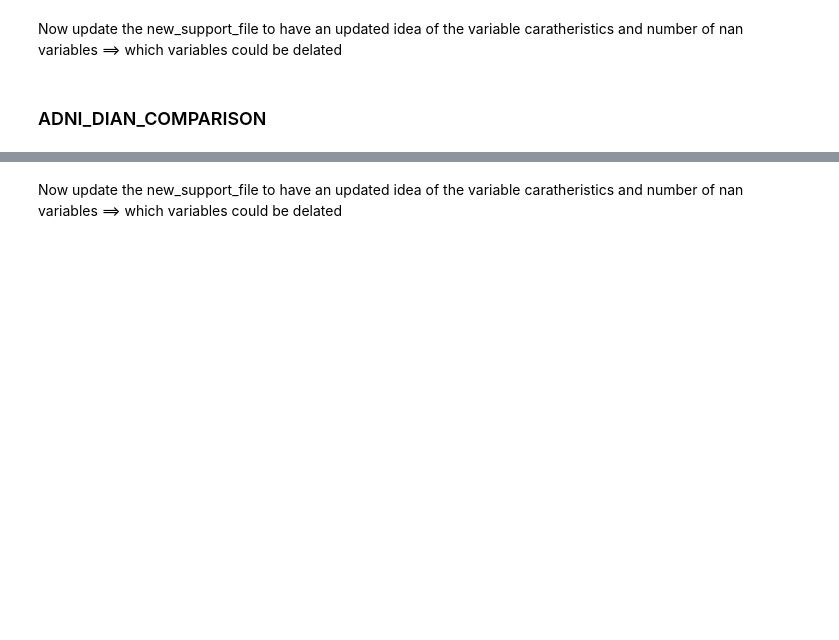
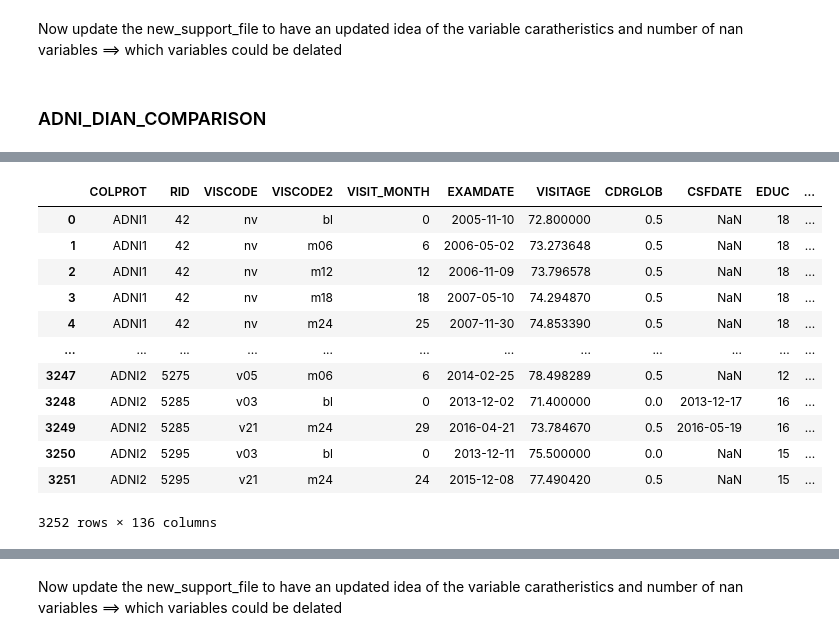
Before and after one commit to ifabfoundation/AIND, a Jupyter notebook: WP-2/Data_cleaning/adni_cleaning1.ipynb, the cells around one changed output, grey strips where cells are left out. Cells and saved outputs as stored; diff of their text form; code cells hidden in the pictures; blank space fills up the shorter version.

```diff
--- a/WP-2/Data_cleaning/adni_cleaning1.ipynb
+++ b/WP-2/Data_cleaning/adni_cleaning1.ipynb
@@ -1763,8 +1735,24 @@ processed_df[col_name] = processed_df[col_name].astype('int64')
 mapping = {1: 0, 2: 1, 3: 2}
 processed_df[col_name] = processed_df[col_name].map(mapping)
 # %%
-processed_df = dataCleaner.uniform_APOE_format(df=no_none_df, col_name='DIAN_APOE')
+processed_df = dataCleaner.uniform_APOE_format(df=processed_df, col_name='DIAN_APOE')
 processed_df = dataCleaner.APOE_4_count(df=processed_df, col_name='DIAN_APOE')
+# %%
+processed_df
+# %% [output]
+|  | COLPROT | RID | VISCODE | VISCODE2 | VISIT_MONTH | EXAMDATE | VISITAGE | CDRGLOB | CSFDATE | EDUC | ... |
+| 0 | ADNI1 | 42 | nv | bl | 0 | 2005-11-10 | 72.800000 | 0.5 | NaN | 18 | ... |
+| 1 | ADNI1 | 42 | nv | m06 | 6 | 2006-05-02 | 73.273648 | 0.5 | NaN | 18 | ... |
+| 2 | ADNI1 | 42 | nv | m12 | 12 | 2006-11-09 | 73.796578 | 0.5 | NaN | 18 | ... |
+| 3 | ADNI1 | 42 | nv | m18 | 18 | 2007-05-10 | 74.294870 | 0.5 | NaN | 18 | ... |
+| 4 | ADNI1 | 42 | nv | m24 | 25 | 2007-11-30 | 74.853390 | 0.5 | NaN | 18 | ... |
+| ... | ... | ... | ... | ... | ... | ... | ... | ... | ... | ... | ... |
+| 3247 | ADNI2 | 5275 | v05 | m06 | 6 | 2014-02-25 | 78.498289 | 0.5 | NaN | 12 | ... |
+| 3248 | ADNI2 | 5285 | v03 | bl | 0 | 2013-12-02 | 71.400000 | 0.0 | 2013-12-17 | 16 | ... |
+| 3249 | ADNI2 | 5285 | v21 | m24 | 29 | 2016-04-21 | 73.784670 | 0.5 | 2016-05-19 | 16 | ... |
+| 3250 | ADNI2 | 5295 | v03 | bl | 0 | 2013-12-11 | 75.500000 | 0.0 | NaN | 15 | ... |
+| 3251 | ADNI2 | 5295 | v21 | m24 | 24 | 2015-12-08 | 77.490420 | 0.5 | NaN | 15 | ... |
+3252 rows × 136 columns
 # %%
 methods_df = dataCleaner.handel_same_variable_different_methods(
     df=processed_df,
```
Also changed, not shown: parts of 16 cells of this notebook, 12 other files.
